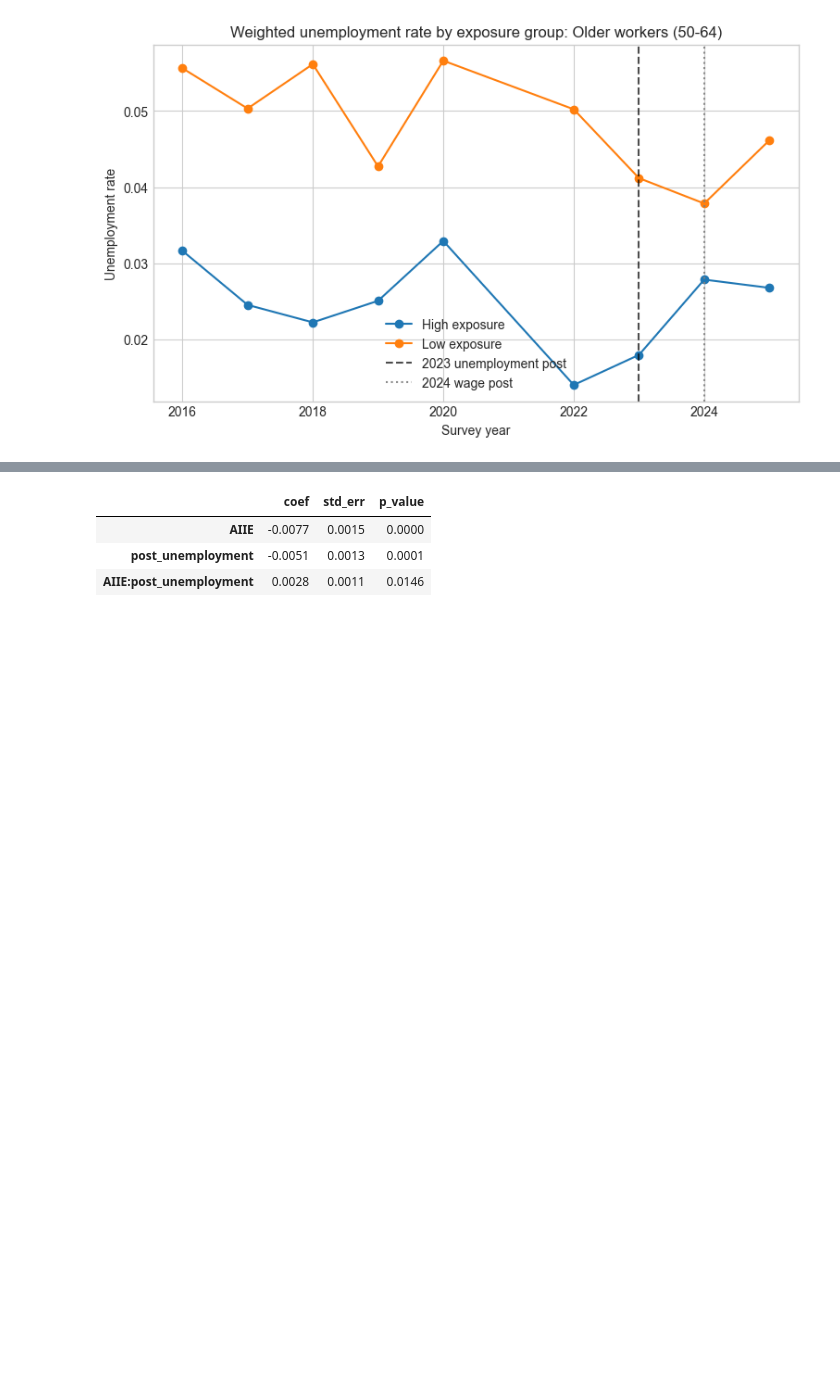
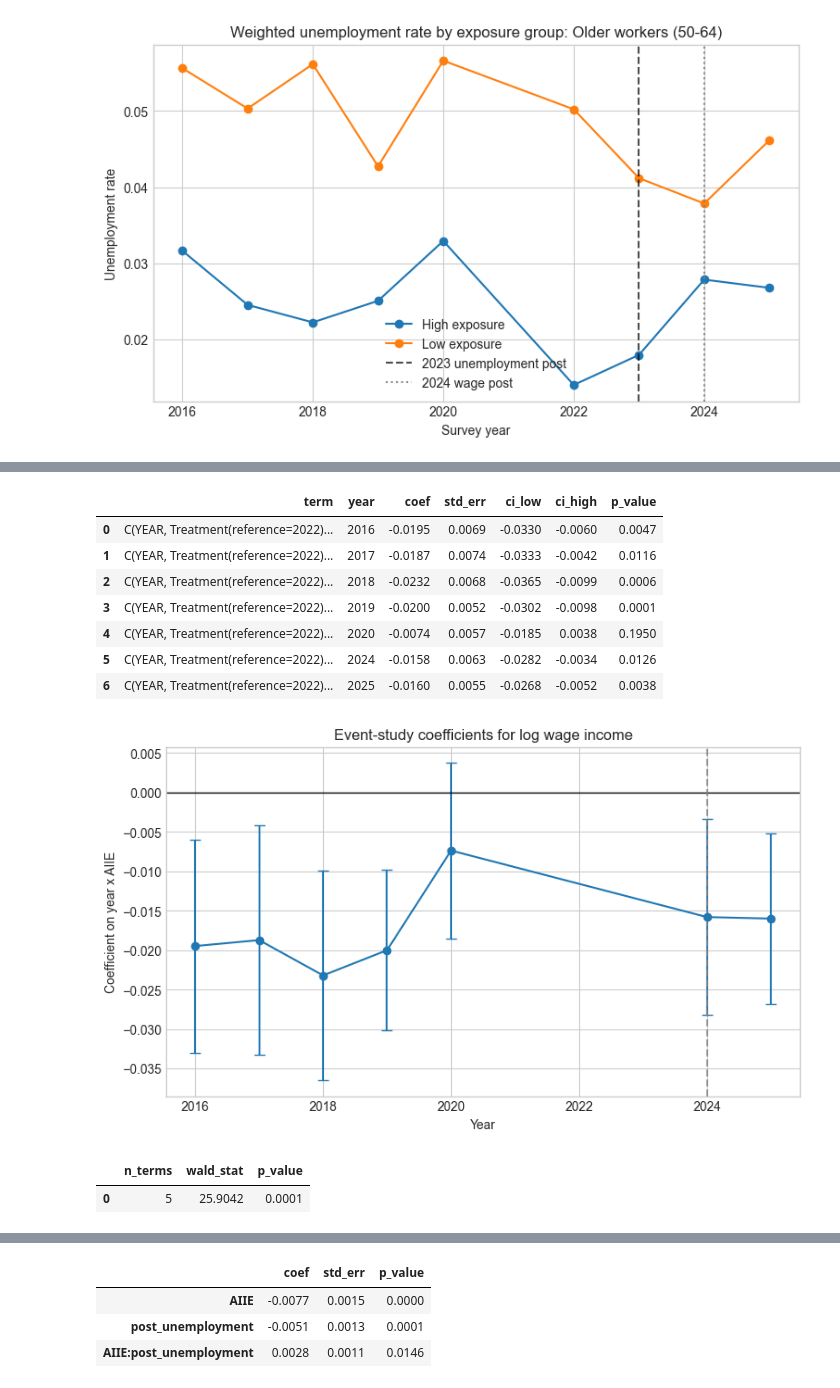
Before and after one commit to isaacvm98/UDS, a Jupyter notebook: models/causal_analysis.ipynb, the cells around one changed output, grey strips where cells are left out. Cells and saved outputs as stored; diff of their text form; code cells hidden in the pictures; blank space fills up the shorter version.

```diff
--- a/models/causal_analysis.ipynb
+++ b/models/causal_analysis.ipynb
@@ -341,0 +494,25 @@ for label, subset in {
+# %%
+wage_event = fit_event_study(wage_did_sample, 'log_wage', reference_year=2022)
+wage_event_table = extract_event_study_table(wage_event, reference_year=2022)
+
+display(wage_event_table)
+plot_event_study(
+    wage_event_table,
+    title='Event-study coefficients for log wage income',
+    post_start=2024,
+)
+
+wage_pre_terms = wage_event_table.loc[wage_event_table['year'] < 2024, 'term'].tolist()
+joint_zero_test(wage_event, wage_pre_terms)
+# %% [output]
+|  | term | year | coef | std_err | ci_low | ci_high | p_value |
+| 0 | C(YEAR, Treatment(reference=2022)... | 2016 | -0.0195 | 0.0069 | -0.0330 | -0.0060 | 0.0047 |
+| 1 | C(YEAR, Treatment(reference=2022)... | 2017 | -0.0187 | 0.0074 | -0.0333 | -0.0042 | 0.0116 |
+| 2 | C(YEAR, Treatment(reference=2022)... | 2018 | -0.0232 | 0.0068 | -0.0365 | -0.0099 | 0.0006 |
+| 3 | C(YEAR, Treatment(reference=2022)... | 2019 | -0.0200 | 0.0052 | -0.0302 | -0.0098 | 0.0001 |
+| 4 | C(YEAR, Treatment(reference=2022)... | 2020 | -0.0074 | 0.0057 | -0.0185 | 0.0038 | 0.1950 |
+| 5 | C(YEAR, Treatment(reference=2022)... | 2024 | -0.0158 | 0.0063 | -0.0282 | -0.0034 | 0.0126 |
+| 6 | C(YEAR, Treatment(reference=2022)... | 2025 | -0.0160 | 0.0055 | -0.0268 | -0.0052 | 0.0038 |
+[figure, added]
+|  | n_terms | wald_stat | p_value |
+| 0 | 5 | 25.9042 | 0.0001 |
```
Also changed, not shown: parts of 11 cells of this notebook, 8 other files.
